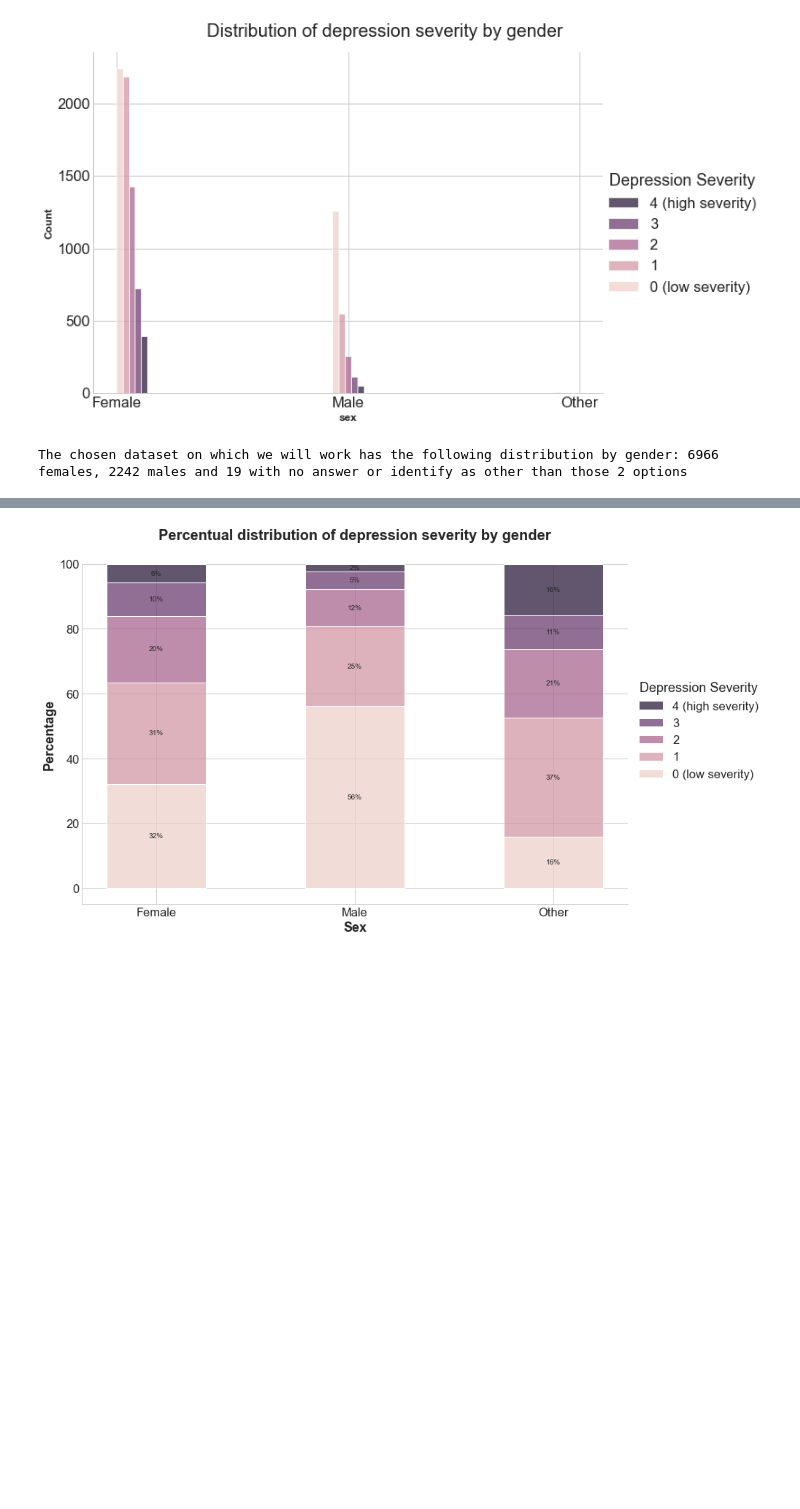
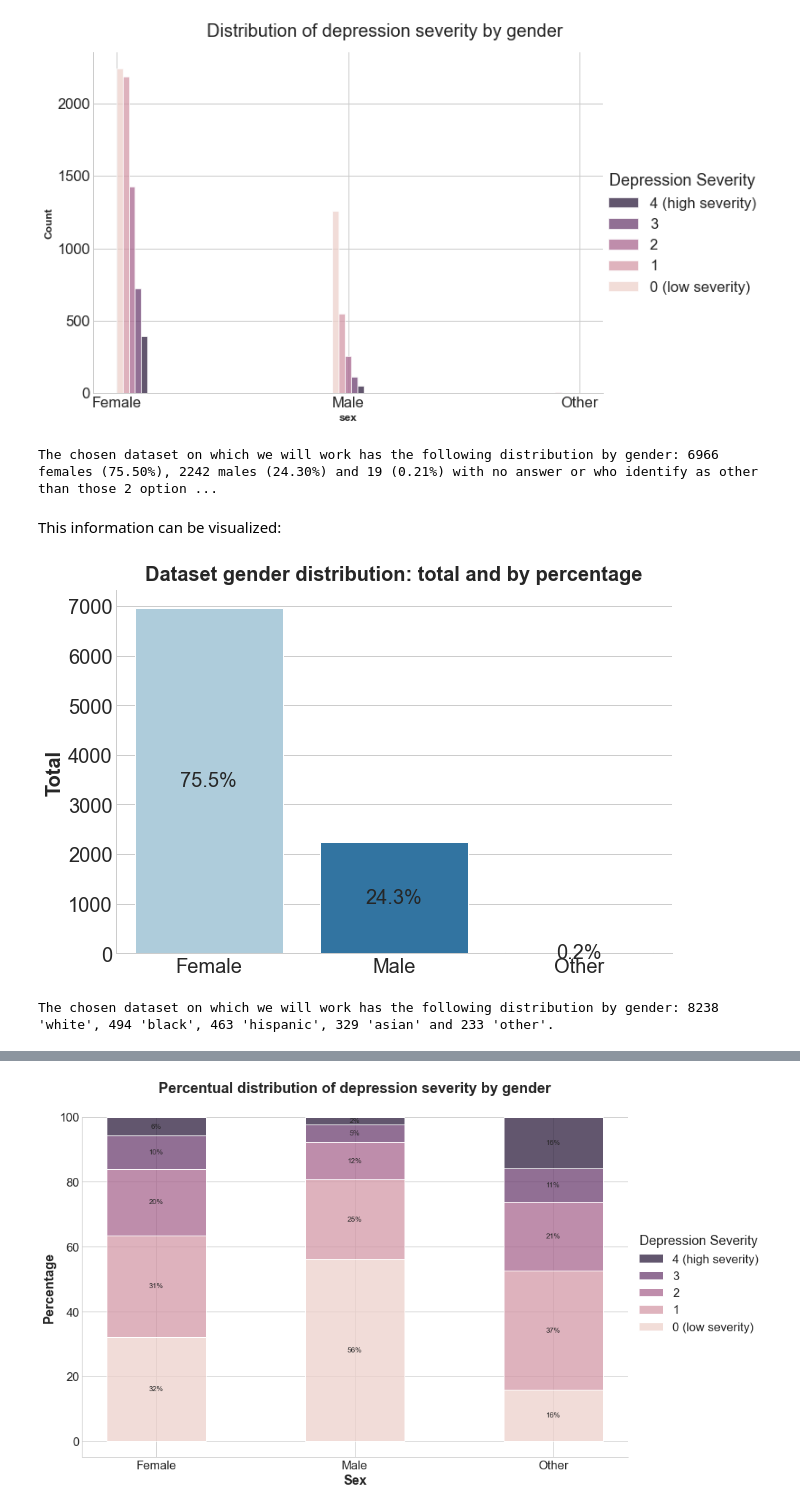
Before and after one commit to jloayza10/depression_prediction_project, a Jupyter notebook: notebooks/1-exploratory_analysis.ipynb, the cells around one changed output, grey strips where cells are left out. Cells and saved outputs as stored; diff of their text form; code cells hidden in the pictures; blank space fills up the shorter version.

```diff
--- a/notebooks/1-exploratory_analysis.ipynb
+++ b/notebooks/1-exploratory_analysis.ipynb
@@ -321,6 +294,16 @@ plot_dist_by_sex(df_study, True)
 # %% [output]
 [figure]
 # %%
-print(f"The chosen dataset on which we will work has the following distribution by gender: {df_study['sex'].value_counts()[0]} females, {df_study['sex'].value_counts()[1]} males and {df_study['sex'].value_counts()[2]} with no answer or identify as other than those 2 options")
+print(f"The chosen dataset has the following distribution by gender: {df_study['sex'].value_counts()[0]} females ({df_study['sex'].value_counts(normalize=True)[0]*100:.2f}%), {df_study['sex'].value_counts()[1]} males ({df_study['sex'].value_counts(normalize=True)[1]*100:.2f}%) and {df_study['sex'].value_counts()[2]} ({df_study['sex'].value_counts(normalize=True)[2]*100:.2f}%) with no answer or who identify as other than those 2 options.")
 # %% [output]
-The chosen dataset on which we will work has the following distribution by gender: 6966 females, 2242 males and 19 with no answer or identify as other than those 2 options
+The chosen dataset on which we will work has the following distribution by gender: 6966 females (75.50%), 2242 males (24.30%) and 19 (0.21%) with no answer or who identify as other than those 2 option ...
+# %% [markdown]
+This information can be visualized:
+# %%
+plot_count(df_study,'sex', save = True)
+# %% [output]
+[figure, added]
+# %%
+print(f"The chosen dataset on which we will work has the following distribution by gender: {df_study['race_white'].value_counts()[1]} 'white', {df_study['race_black'].value_counts()[1]} 'black', {df_study['race_hispanic'].value_counts()[1]} 'hispanic', {df_study['race_asian'].value_counts()[1]} 'asian' and {df_study['race_other'].value_counts()[1]} 'other'.")
+# %% [output]
+The chosen dataset on which we will work has the following distribution by gender: 8238 'white', 494 'black', 463 'hispanic', 329 'asian' and 233 'other'.
```
Also changed, not shown: parts of 24 cells of this notebook, 3 other files.
